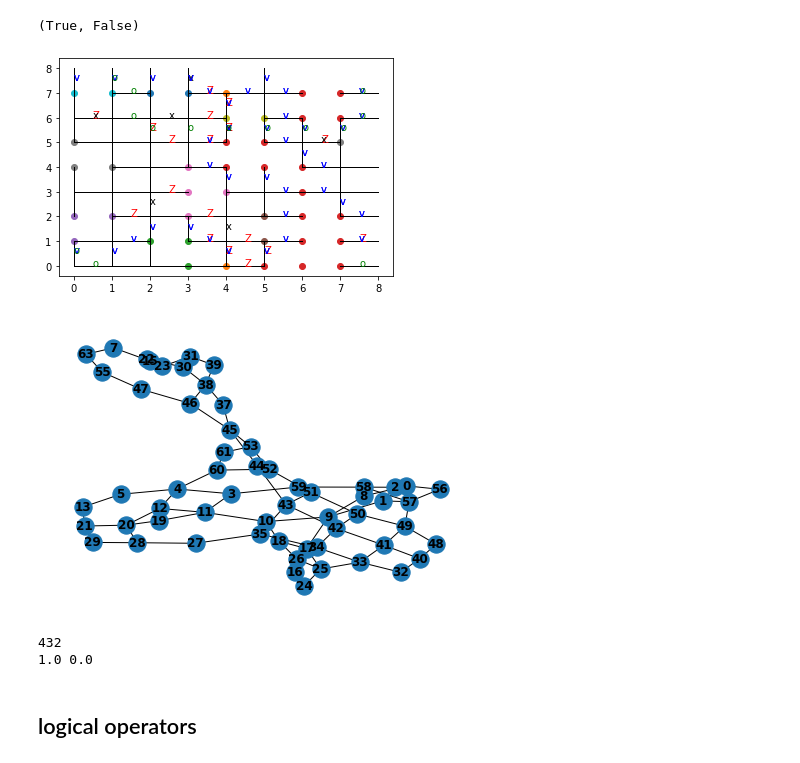
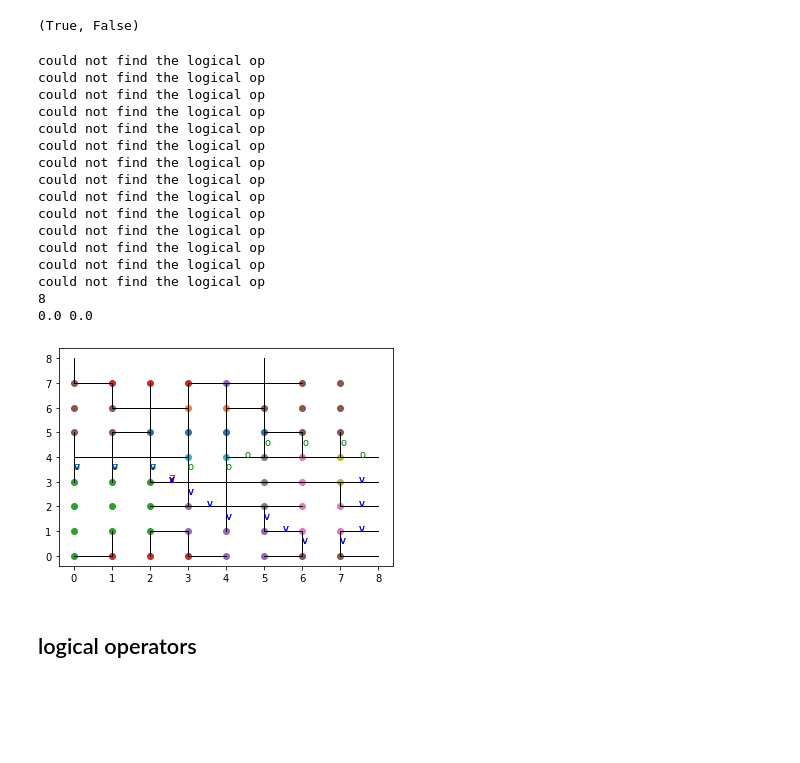
Before and after one commit to hassan-shap/quantum-emitter, a Jupyter notebook: loss-toric-code.ipynb, the cells around one changed output. Saved outputs shown, nothing was run; the diff lists cells and outputs as text; code cells hidden in the pictures; blank space fills up the shorter version.

```diff
--- a/loss-toric-code.ipynb
+++ b/loss-toric-code.ipynb
@@ -8,7 +8,7 @@ import networkx as nx
 # %% [markdown]
 ## Error threshold calculation (star stabilizers)
 # %%
-Nrep = 1000 # number of iterations
+Nrep = 10 # number of iterations
 L_list = [6,8,10]
 prob_l = 0.2 # loss rate
 pz_list = np.linspace(0.06,0.1,10)
@@ -1701,8 +1708,8 @@ for i_y in range(r2):
         Sx[i_y*r1 + i_x, 2*(((i_y-1)%r1)*r1+i_x)+1] = 1
 
 # # loss error
-prob_l = 0.2 # loss error probability
-
+prob_l = 0.4 # loss error probability
+fail = 0
 for iter in range(1000):
     percolate_x = True
     percolate_y = True
@@ -1831,7 +1838,7 @@ for iter in range(1000):
     #         rx = (latt_pos%r1)
     #         plt.plot([rx,rx],[ry,ry+1],color="k",linewidth=1)
 
-    prob_z = 0.2 # error probability
+    prob_z = 0.02 # error probability
     pl = (1-(1-2*prob_z)**nl)/2
     error_table = np.random.rand(num_edge) < pl
     zflip_inds = np.argwhere(error_table == True)[:,0]
@@ -1875,6 +1882,8 @@ for iter in range(1000):
                 rx = (latt_pos%r1)
 
             plt.text(rx,ry,"x",color="k")
+    else:
+        continue
 
     def horizontal_logic(i2):
         # i2 = int(r2/2)
@@ -1953,10 +1962,11 @@ for iter in range(1000):
         components = [Gq_x.subgraph(c).copy() for c in nx.connected_components(Gq_x)]
     #     print(components[0].nodes())
     #     print(len(components))
-        if len(components)<3:
+        if len(components)==2:
             logic_graph = components[0].nodes()
             break
-
+    if len(components)!=2:
+        print("could not find the logical op")
     # for link in qubits_to_plot[inds_logic_h]:
     #     latt_pos = int(link/2)
     #     if link % 2 == 0 :
@@ -2047,42 +2057,57 @@ for iter in range(1000):
             else:
                 logical_x[2*min([v1,v2])] = 1
 
 
     inds_logic_h = np.argwhere(logical_x[qubits_to_plot] > 0 )[:,0]
     for link in qubits_to_plot[inds_logic_h]:
         latt_pos = int(link/2)
         if link % 2 == 0 :
             ry = int(latt_pos/r1)
             rx = (latt_pos%r1) + 0.5
         else:
             ry = int(latt_pos/r1)  + 0.5 #+0.1
             rx = (latt_pos%r1)
         plt.text(rx,ry,"o",color="g")
 
     ################
     ###############
     plt.xticks(np.arange(0,r1+1.))
     plt.yticks(np.arange(0,r2+1.))
 #     plt.show()
 
     error_rec = (rec2 + error_z )%2
     s1 = np.dot( error_rec , logical_x[remain_qubits].T) %2
     s2 = np.dot( error_rec , logical2_x[remain_qubits].T) %2
 #     print(s1,s2)
 
     if s1!=s2:
-        plt.show()
-        nx.draw(Gq_x, with_labels=True, font_weight='bold')
-        plt.show()
-        break
+        fail += 1
+        # plt.show()
+        # nx.draw(Gq_x, with_labels=True, font_weight='bold')
+        # plt.show()
+        # break
 
-print(iter)
+# print(iter)
+print(fail)
 print(s1,s2)
 # %% [output]
+could not find the logical op
+could not find the logical op
+could not find the logical op
+could not find the logical op
+could not find the logical op
+could not find the logical op
+could not find the logical op
+could not find the logical op
+could not find the logical op
+could not find the logical op
+could not find the logical op
+could not find the logical op
+could not find the logical op
+could not find the logical op
+8
+0.0 0.0
-[figure, old version]
+[figure, new version]
-[figure, removed]
-432
-1.0 0.0
 # %% [markdown]
 ## logical operators
 # %%
```
Also changed, not shown: parts of 2 cells of this notebook, 1 other file.
